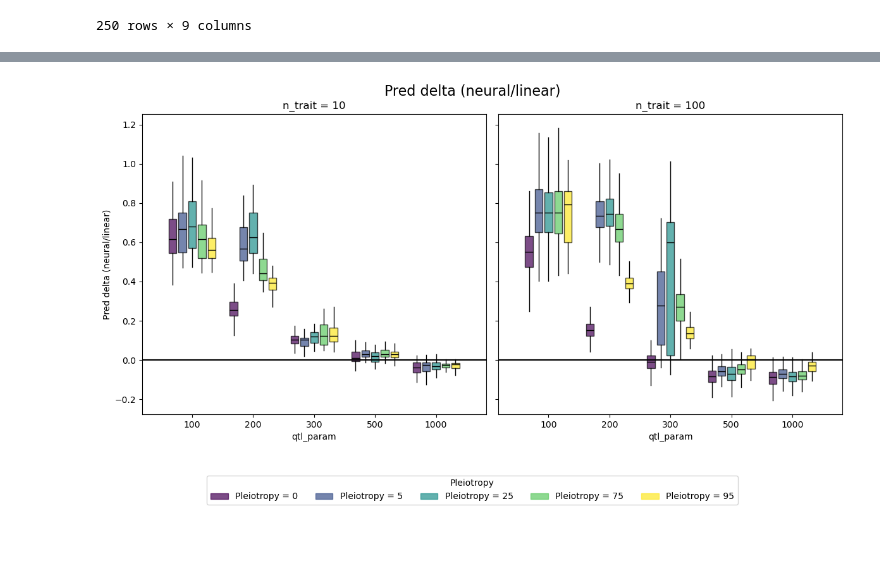
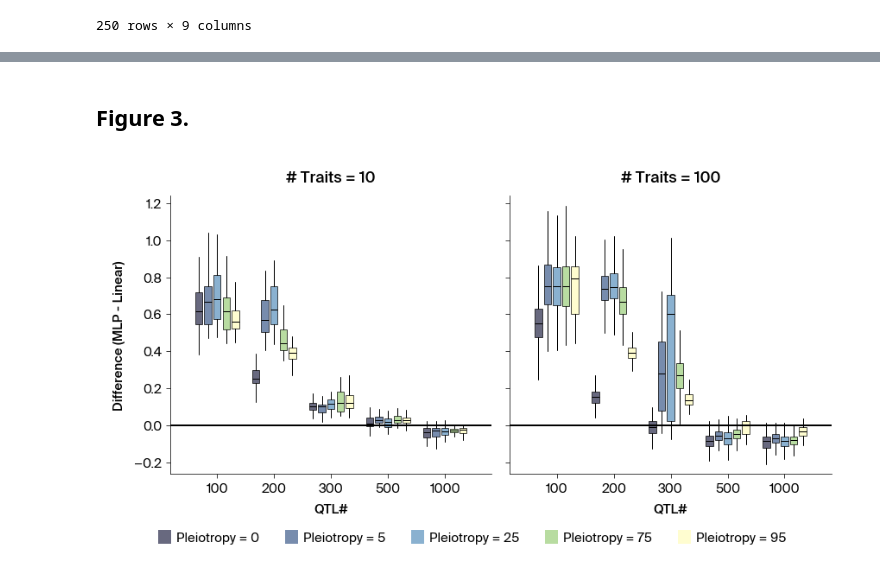
Before and after one commit to Arcadia-Science/2025-epistasis-dl-quantgen, a Jupyter notebook: workflow_sims/alphasimr_pleio/Fig_3_pleiotropy.ipynb, the cells around one changed output, grey strips where cells are left out. Cells and saved outputs as stored; diff of their text form; code cells hidden in the pictures; blank space fills up the shorter version.

Commit message:
updated to arcadia style plots

```diff
--- a/workflow_sims/alphasimr_pleio/Fig_3_pleiotropy.ipynb
+++ b/workflow_sims/alphasimr_pleio/Fig_3_pleiotropy.ipynb
@@ -342,3 +344,5 @@ plt.show()
+# %% [markdown]
+## Figure 3.
 # %%
 import pandas as pd
 import matplotlib.pyplot as plt
@@ -356,7 +360,12 @@ fig, axes = plt.subplots(1, len(unique_n_traits), figsize=(6*len(unique_n_traits
                          sharey=True)
 
 # Create color map for pleiotropy levels
-pleio_colors = plt.cm.viridis(np.linspace(0, 1, len(pleio_values)))
+#pleio_colors = plt.cm.viridis(np.linspace(0, 1, len(pleio_values)))
+#pleio_color_map = dict(zip(pleio_values, pleio_colors))
+
+
+cmap = apc.gradients.viridis.to_mpl_cmap()
+pleio_colors = cmap(np.linspace(0, 1, len(pleio_values)))
 pleio_color_map = dict(zip(pleio_values, pleio_colors))
 
 # Create each subplot (one per n_trait)
@@ -414,41 +423,35 @@ for i, n_trait in enumerate(unique_n_traits):
                     patch.set(facecolor=color, alpha=0.7)
 
     # Set titles and labels
-    ax.set_title(f'n_trait = {n_trait}')
-    ax.set_xlabel('qtl_param')
+    ax.set_title(f'# Traits = {n_trait}')
+    ax.set_xlabel('QTL#')
     if i == 0:  # Only add y-label to the first subplot
-        ax.set_ylabel('Pred delta (neural/linear)')
+        ax.set_ylabel('Difference (MLP - Linear)')
 
     # Set x-tick positions and labels
     ax.set_xticks(range(1, len(qtl_param_values) + 1))
     ax.set_xticklabels(qtl_param_values)
     ax.axhline(y=0, color='black')
 
 
 # Add a legend for pleiotropy levels
 handles = []
 labels = []
 for pleio_val in pleio_values:
     patch = plt.Rectangle((0, 0), 1, 1, color=pleio_color_map[pleio_val], alpha=0.7)
     handles.append(patch)
     labels.append(f'Pleiotropy = {pleio_val}')
 
 # Add the legend
-fig.legend(handles, labels, title='Pleiotropy',
+fig.legend(handles, labels,
            loc='upper center', bbox_to_anchor=(0.5, 0),
            ncol=min(5, len(pleio_values)))
 
 # Adjust layout to make room for the legend
 plt.tight_layout()
 plt.subplots_adjust(bottom=0.15)  # Make space for the legend at the bottom
 
-
-
-# Add overall title
-plt.suptitle('Pred delta (neural/linear)',
-             fontsize=16, y=1.02)
-
 # Show the plot
 plt.show()
 # %% [output]
-[figure, old version]
+[figure, new version]
```
Also changed, not shown: parts of 3 cells of this notebook, 2 other files.
